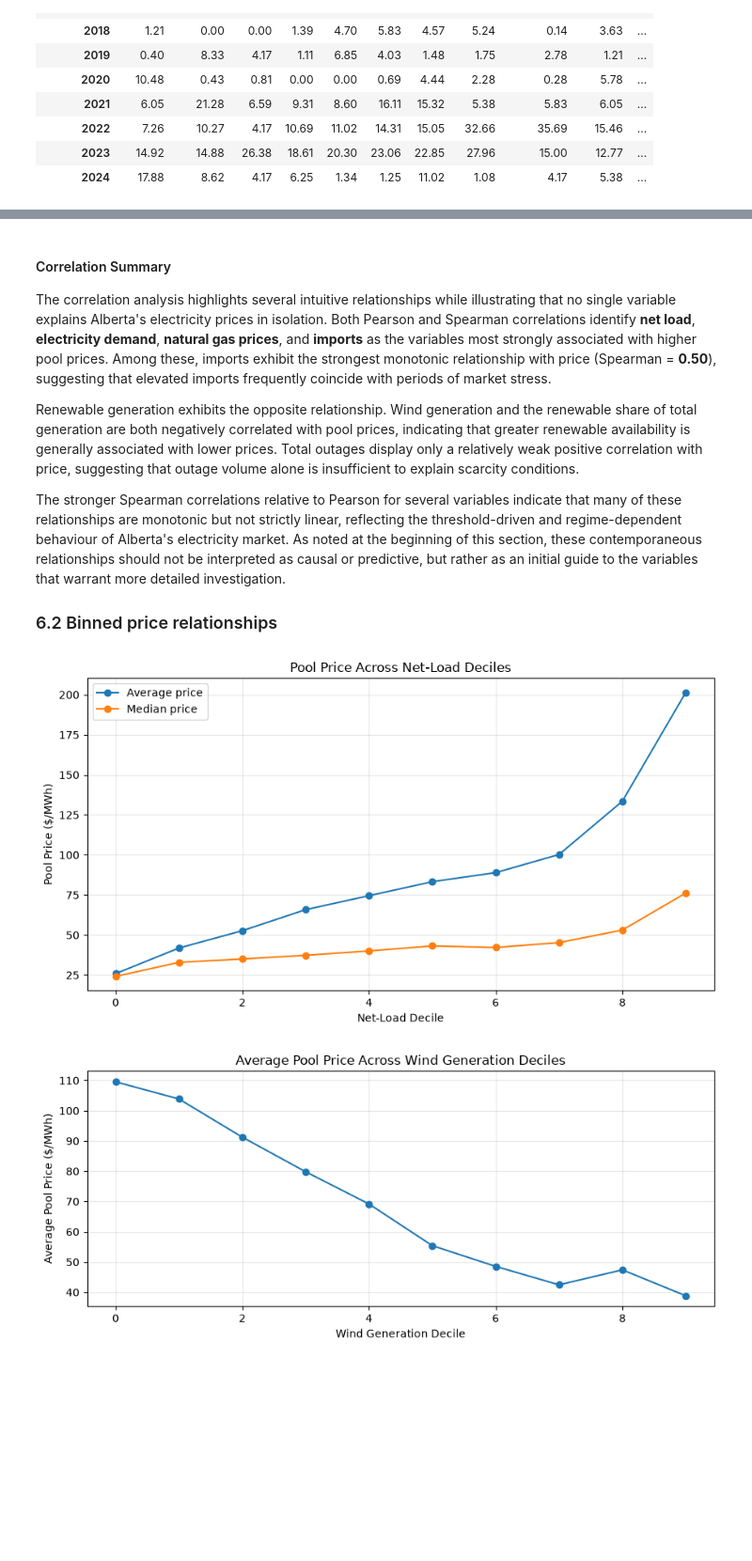
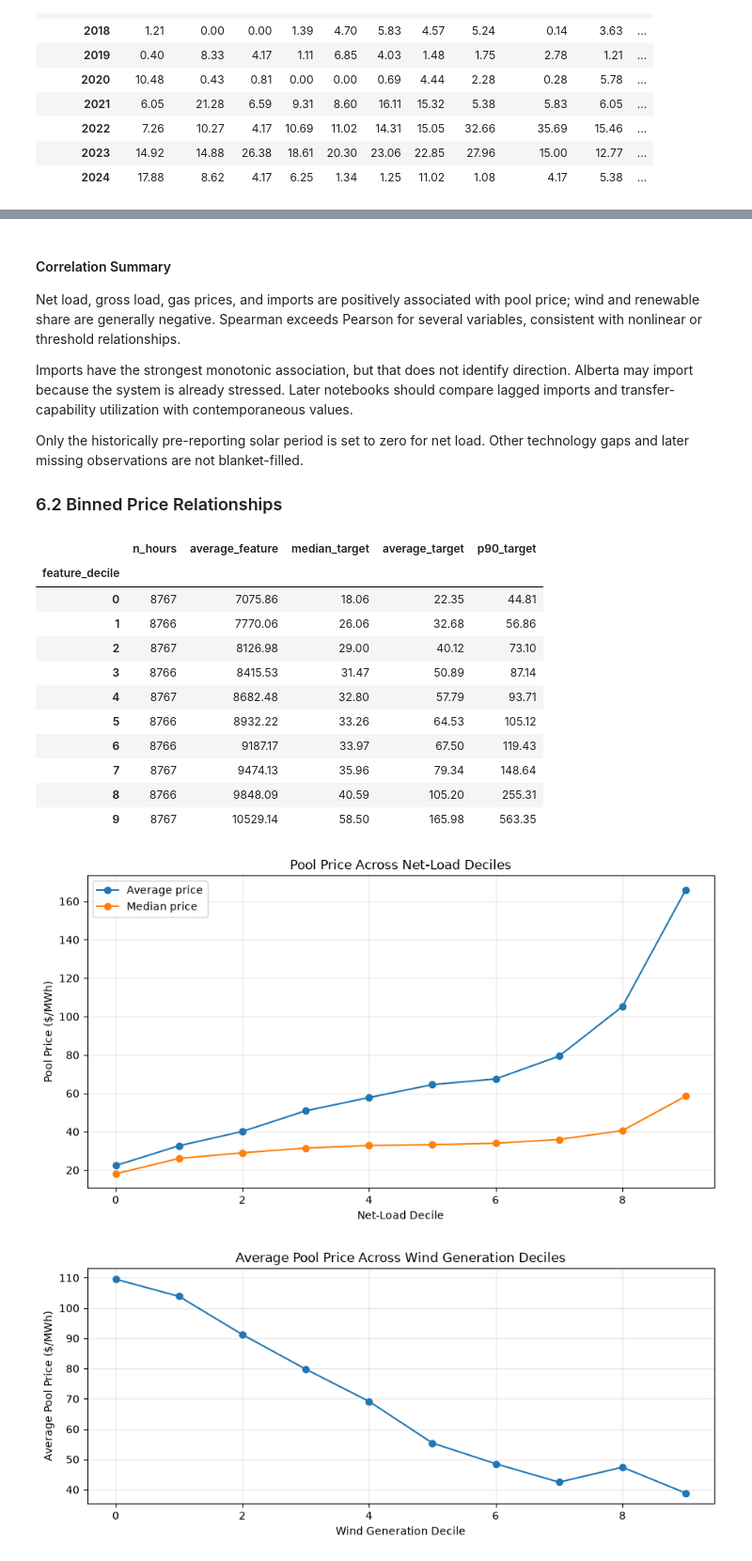
Before and after one commit to bhasein/alberta_power_markets_project, a Jupyter notebook: notebooks/01_Understanding_the_Alberta_Electricity_Market.ipynb, the cells around one changed output, grey strips where cells are left out. Shown at 94% size. Saved outputs shown, nothing was run; the diff lists cells and outputs as text; code cells hidden in the pictures; blank space fills up the shorter version.

```diff
--- a/notebooks/01_Understanding_the_Alberta_Electricity_Market.ipynb
+++ b/notebooks/01_Understanding_the_Alberta_Electricity_Market.ipynb
@@ -283,30 +268,34 @@ Both variables contain complete observations beginning on **2013-08-01 06:00:00
 # %%
 # ---------------------------------------------------------------------
-# Validate generation dataset coverage by fuel category
+# Validate generation coverage by reported fuel category
 # ---------------------------------------------------------------------
 
 generation_coverage = []
 
-for col in generation.columns:
-    if col == "timestamp_utc":
-        continue
+generation_category_columns = [
+    column
+    for column in generation.columns
+    if column.endswith("_system_generation")
+    and column != "total_system_generation"
+]
 
-    non_missing = generation.loc[
-        generation[col].notna(),
-        "timestamp_utc",
-    ]
+for column in generation_category_columns:
+    reported = generation[column].notna()
+    fuel = column.removesuffix("_system_generation").replace("_", " ").title()
 
     generation_coverage.append({
-        "Column": col,
-        "First non-missing": non_missing.min(),
-        "Last non-missing": non_missing.max(),
-        "Missing": generation[col].isna().sum(),
+        "fuel_category": fuel,
+        "first_reported": generation.loc[reported, "timestamp_utc"].min(),
+        "last_reported": generation.loc[reported, "timestamp_utc"].max(),
+        "observed_hours": int(reported.sum()),
+        "coverage_pct": reported.mean() * 100,
     })
 
 generation_coverage = (
     pd.DataFrame(generation_coverage)
-    .sort_values("First non-missing")
+    .sort_values("first_reported")
+    .reset_index(drop=True)
 )
 
-show(generation_coverage)
+display(generation_coverage.round({"coverage_pct": 2}))
 # %% [output]
@@ -2170,13 +2157,13 @@ Spearman correlation with price:
 # %% [markdown]
 #### Correlation Summary
 
-The correlation analysis highlights several intuitive relationships while illustrating that no single variable explains Alberta's electricity prices in isolation. Both Pearson and Spearman correlations identify **net load**, **electricity demand**, **natural gas prices**, and **imports** as the variables most strongly associated with higher pool prices. Among these, imports exhibit the strongest monotonic relationship with price (Spearman = **0.50**), suggesting that elevated imports frequently coincide with periods of market stress.
+Net load, gross load, gas prices, and imports are positively associated with pool price; wind and renewable share are generally negative. Spearman exceeds Pearson for several variables, consistent with nonlinear or threshold relationships.
 
-Renewable generation exhibits the opposite relationship. Wind generation and the renewable share of total generation are both negatively correlated with pool prices, indicating that greater renewable availability is generally associated with lower prices. Total outages display only a relatively weak positive correlation with price, suggesting that outage volume alone is insufficient to explain scarcity conditions.
+Imports have the strongest monotonic association, but that does not identify direction. Alberta may import because the system is already stressed. Later notebooks should compare lagged imports and transfer-capability utilization with contemporaneous values.
 
-The stronger Spearman correlations relative to Pearson for several variables indicate that many of these relationships are monotonic but not strictly linear, reflecting the threshold-driven and regime-dependent behaviour of Alberta's electricity market. As noted at the beginning of this section, these contemporaneous relationships should not be interpreted as causal or predictive, but rather as an initial guide to the variables that warrant more detailed investigation.
+Only the historically pre-reporting solar period is set to zero for net load. Other technology gaps and later missing observations are not blanket-filled.
 
-### 6.2 Binned price relationships
+### 6.2 Binned Price Relationships
 # %%
 # ---------------------------------------------------------------------
 # Define a reusable decile relationship summary
@@ -2211,35 +2198,54 @@ def decile_relationship(
     return summary
 # %%
 # ---------------------------------------------------------------------
-# Visualize pool-price behaviour across net-load deciles
+# Summarize and visualize pool-price behaviour across net-load deciles
 # ---------------------------------------------------------------------
+
+netload_price_deciles = decile_relationship(
+    relationship_df,
+    "net_load",
+    "price",
+)
+
+display(netload_price_deciles.round(2))
 
 fig, ax = plt.subplots(figsize=(9, 5))
 
 ax.plot(
     netload_price_deciles.index,
     netload_price_deciles["average_target"],
     marker="o",
     label="Average price",
 )
-
 ax.plot(
     netload_price_deciles.index,
     netload_price_deciles["median_target"],
     marker="o",
     label="Median price",
 )
 
 ax.set_title("Pool Price Across Net-Load Deciles")
 ax.set_xlabel("Net-Load Decile")
 ax.set_ylabel("Pool Price ($/MWh)")
 ax.legend()
 ax.grid(alpha=0.3)
 
 plt.tight_layout()
 plt.show()
 # %% [output]
+|  | n_hours | average_feature | median_target | average_target | p90_target |
+| feature_decile |  |  |  |  |  |
+| 0 | 8767 | 7075.86 | 18.06 | 22.35 | 44.81 |
+| 1 | 8766 | 7770.06 | 26.06 | 32.68 | 56.86 |
+| 2 | 8767 | 8126.98 | 29.00 | 40.12 | 73.10 |
+| 3 | 8766 | 8415.53 | 31.47 | 50.89 | 87.14 |
+| 4 | 8767 | 8682.48 | 32.80 | 57.79 | 93.71 |
+| 5 | 8766 | 8932.22 | 33.26 | 64.53 | 105.12 |
+| 6 | 8766 | 9187.17 | 33.97 | 67.50 | 119.43 |
+| 7 | 8767 | 9474.13 | 35.96 | 79.34 | 148.64 |
+| 8 | 8766 | 9848.09 | 40.59 | 105.20 | 255.31 |
+| 9 | 8767 | 10529.14 | 58.50 | 165.98 | 563.35 |
-[figure, old version]
+[figure, new version]
 # %%
 # ---------------------------------------------------------------------
 # Compare pool-price behaviour across selected feature deciles
```
Also changed, not shown: parts of 49 cells of this notebook.
